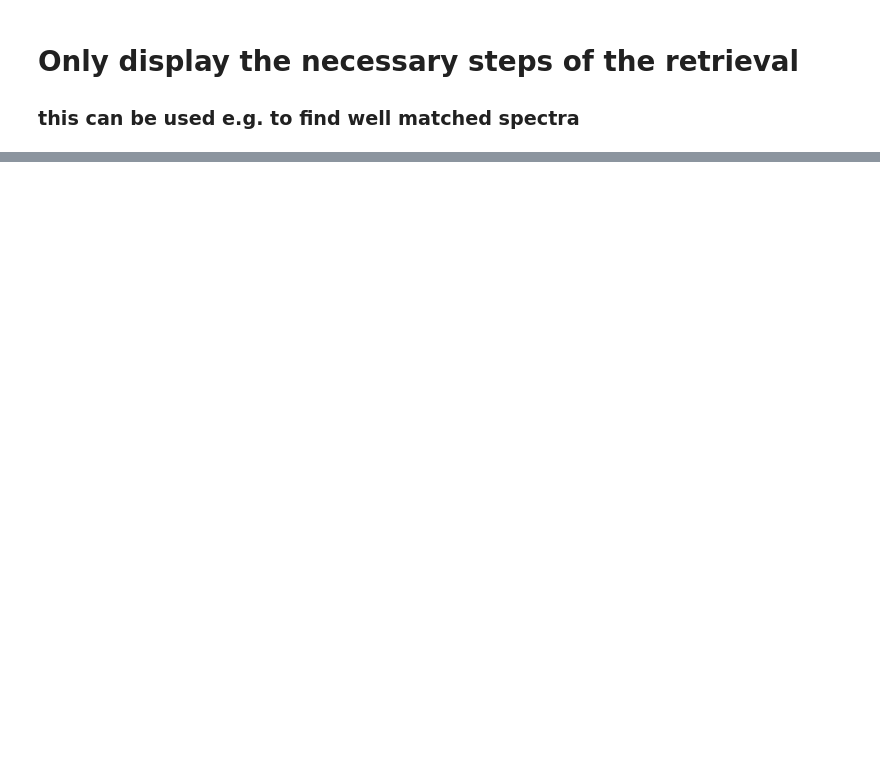
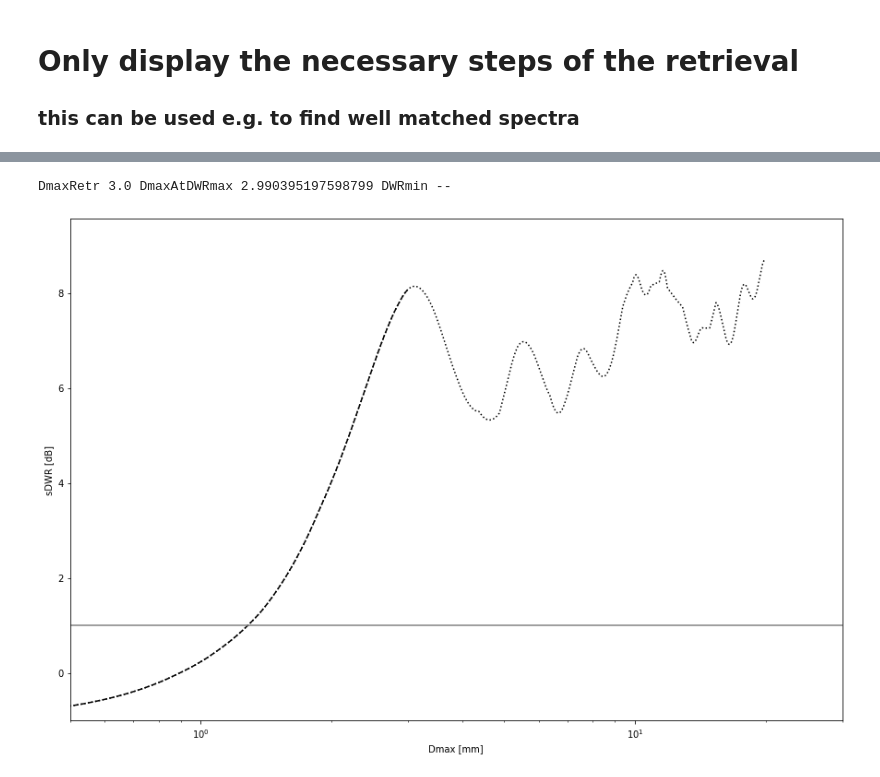
Before and after one commit to OPTIMICe-team/PSDretrieval, a Jupyter notebook: notebooks/compactRetrieval.ipynb, the cells around one changed output, grey strips where cells are left out. Drawn from its saved outputs; the diff is of its cells as text; code cells hidden in the pictures; blank space fills up the shorter version.

```diff
--- a/notebooks/compactRetrieval.ipynb
+++ b/notebooks/compactRetrieval.ipynb
@@ -49,0 +59,8 @@ plot average DV vs DWR for a time-height window
+# %%
+fig,ax = plt.subplots(nrows=1,ncols=1,figsize=(15,10))
+Zx, Zk, Zw, Dmax, K2, vel = sc.model3fOne("vonTerzi_column")
+DWRxk = Zx - Zk; DWRkw = Zk - Zw
+DWRUnamb,ax = sc.getUnambigousDWRdmax(Dmax,DWRkw,DmaxRetr=3e-3,showIllus=True,ax=ax) #get Unambiguous DWR-Dmax relation
+# %% [output]
+DmaxRetr 3.0 DmaxAtDWRmax 2.990395197598799 DWRmin --
+[figure, added]
```
Also changed, not shown: parts of 1 cell of this notebook, 4 other files.
